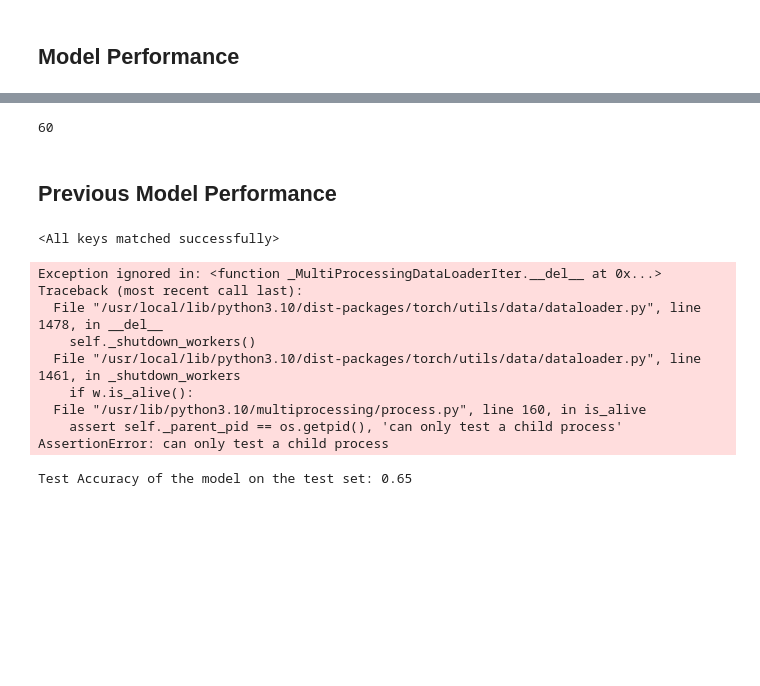
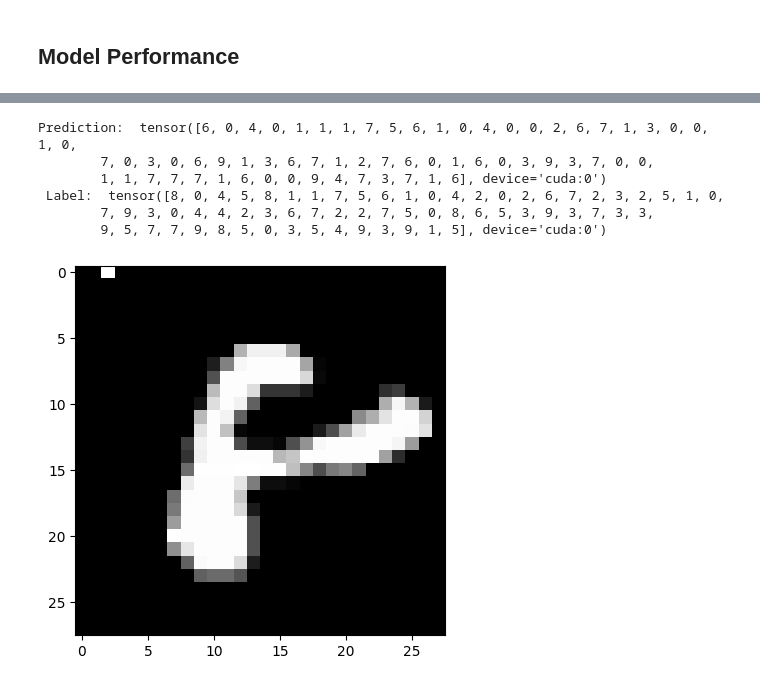
Before and after one commit to zw2700/forward_forward, a Jupyter notebook: forward_forward_frank.ipynb, the cells around one changed output, grey strips where cells are left out. Saved outputs shown, nothing was run; the diff lists cells and outputs as text; code cells hidden in the pictures; blank space fills up the shorter version.

```diff
--- a/forward_forward_frank.ipynb
+++ b/forward_forward_frank.ipynb
@@ -742,0 +745,4 @@ Epoch [15/15], Step [936/938], Loss: 0.4646, Test Accuracy: 0.7945
+# %%
+# create model
+model_logsumexp = net(784)
+model_logsumexp.to(device)
@@ -767,43 +944,31 @@ Prediction:  tensor([6, 0, 6, 6, 8, 2, 3, 8, 4, 0, 8, 0, 8, 0, 5, 8, 2, 9, 2, 5,
+# %%
+# prediction test & visualization
+x,y = next(iter(train_loader))
+x,y = x.to(device),y.to(device)
+neg_x = model_logsumexp.construct_supervised_example(x,y,False)
+print("Prediction: ", model_logsumexp.predict(x,device))
+print(" Label: ",y)
+plt.imshow(neg_x[0].squeeze().cpu(), cmap='gray')
+plt.show()
+# %% [output]
+Prediction:  tensor([6, 0, 4, 0, 1, 1, 1, 7, 5, 6, 1, 0, 4, 0, 0, 2, 6, 7, 1, 3, 0, 0, 1, 0,
+        7, 0, 3, 0, 6, 9, 1, 3, 6, 7, 1, 2, 7, 6, 0, 1, 6, 0, 3, 9, 3, 7, 0, 0,
+        1, 1, 7, 7, 7, 1, 6, 0, 0, 9, 4, 7, 3, 7, 1, 6], device='cuda:0')
+ Label:  tensor([8, 0, 4, 5, 8, 1, 1, 7, 5, 6, 1, 0, 4, 2, 0, 2, 6, 7, 2, 3, 2, 5, 1, 0,
+        7, 9, 3, 0, 4, 4, 2, 3, 6, 7, 2, 2, 7, 5, 0, 8, 6, 5, 3, 9, 3, 7, 3, 3,
+        9, 5, 7, 7, 9, 8, 5, 0, 3, 5, 4, 9, 3, 9, 1, 5], device='cuda:0')
+[figure, added]
 # %%
 # plot positive goodness and negative goodness
-epoch_axis = torch.arange(0.25,15.25,0.25)
-for i in range(len(total_pos_goodnesses)):
-    plt.plot(epoch_axis,total_pos_goodnesses[i],label="Positive Goodness Layer {}".format(i))
-for i in range(len(total_neg_goodnesses)):
-    plt.plot(epoch_axis,total_neg_goodnesses[i],label="Negative Goodness Layer {}".format(i))
-plt.x
+def plot_goodnesses(total_pos_goodnesses, total_neg_goodnesses):
+    figure(figsize=(8,6), dpi=80)
+    epoch_axis = torch.arange(0.25,20.25,0.25)
+    for i in range(len(total_pos_goodnesses)):
+        plt.plot(epoch_axis,total_pos_goodnesses[i],label="Positive Goodness Layer {}".format(i))
+    for i in range(len(total_neg_goodnesses)):
+        plt.plot(epoch_axis,total_neg_goodnesses[i],label="Negative Goodness Layer {}".format(i))
+    plt.xlabel("epochs")
+    plt.ylabel("goodness")
+    plt.title("Average Positive/Negative Goodness For Each Layer Over Time")
+    plt.legend()
+    plt.show()
-# %% [output]
-60
-# %% [markdown]
-## Previous Model Performance
-# %%
-model.load_state_dict(torch.load('model_v1.pth',map_location=torch.device('cpu')))
-# %% [output]
-<All keys matched successfully>
-# %%
-# adjusted test function (label is messed up when model_v1)
-def test_v1():
-    model.eval()
-    with torch.no_grad():
-        correct = 0
-        total = 0
-        for x, label in test_loader:
-            test_output = model.predict(x.to(device)) + 1
-            if label == 0:
-              test_output -= 5
-            correct += (test_output == label)
-            total += 1
-    print()
-    print('Test Accuracy of the model on the test set: %.2f' % (correct/total))
-test_v1()
-# %% [output]
-Exception ignored in: <function _MultiProcessingDataLoaderIter.__del__ at 0x...>
-Traceback (most recent call last):
-  File "/usr/local/lib/python3.10/dist-packages/torch/utils/data/dataloader.py", line 1478, in __del__
-    self._shutdown_workers()
-  File "/usr/local/lib/python3.10/dist-packages/torch/utils/data/dataloader.py", line 1461, in _shutdown_workers
-    if w.is_alive():
-  File "/usr/lib/python3.10/multiprocessing/process.py", line 160, in is_alive
-    assert self._parent_pid == os.getpid(), 'can only test a child process'
-AssertionError: can only test a child process
-Test Accuracy of the model on the test set: 0.65
```
Also changed, not shown: parts of 33 cells of this notebook.
